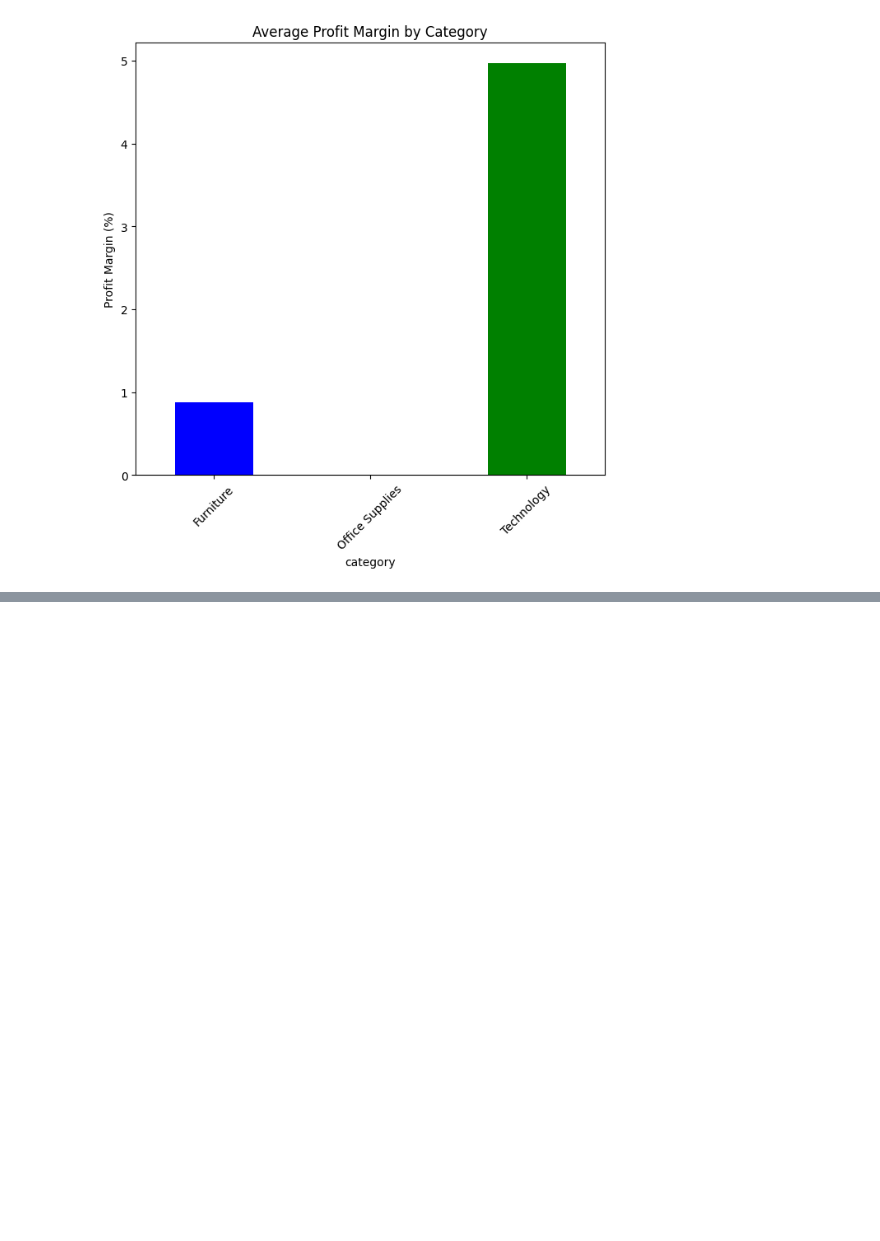
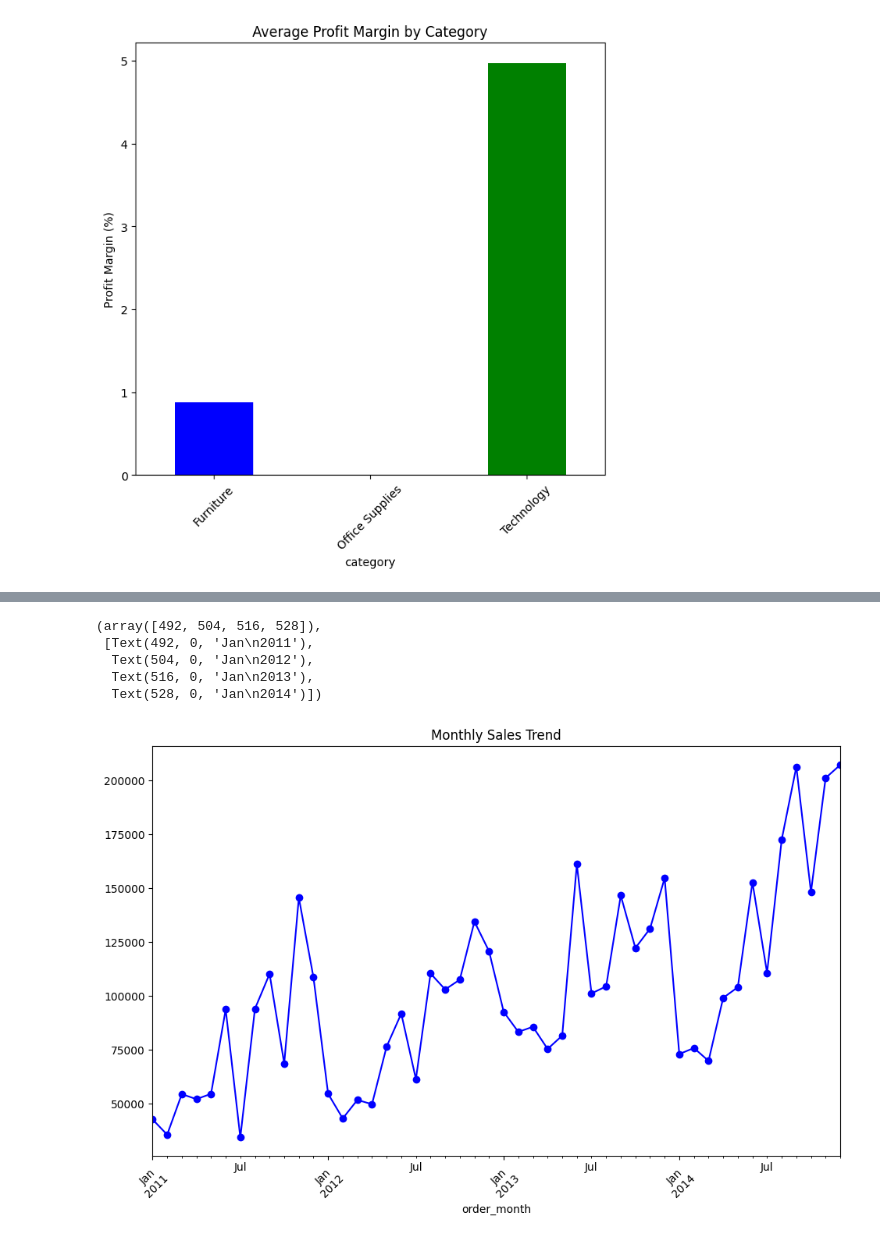
Before and after one commit to HimashMadushanka/Sales_Performance_Analysis, a Jupyter notebook: notebook/Sales_Performance_Analysis.ipynb, the cells around one changed output, grey strips where cells are left out. Cells and saved outputs as stored; diff of their text form; code cells hidden in the pictures; blank space fills up the shorter version.

```diff
--- a/notebook/Sales_Performance_Analysis.ipynb
+++ b/notebook/Sales_Performance_Analysis.ipynb
@@ -361,0 +374,21 @@ Text(0, 0.5, 'Profit Margin (%)')
+# %%
+monthly_analysis = df.groupby('order_month').agg({
+    'sales': 'sum',
+    'profit': 'sum',
+    'quantity': 'sum',
+    'order_id': 'count'
+}).rename(columns={'order_id': 'order_count'})
+# %%
+plt.figure(figsize=(25, 15))
+
+plt.subplot(2, 2, 1)
+monthly_analysis['sales'].plot(kind='line', marker='o', color='blue')
+plt.title('Monthly Sales Trend')
+plt.xticks(rotation=45)
+# %% [output]
+(array([492, 504, 516, 528]),
+ [Text(492, 0, 'Jan\n2011'),
+  Text(504, 0, 'Jan\n2012'),
+  Text(516, 0, 'Jan\n2013'),
+  Text(528, 0, 'Jan\n2014')])
+[figure, added]
```
Also changed, not shown: parts of 4 cells of this notebook.
